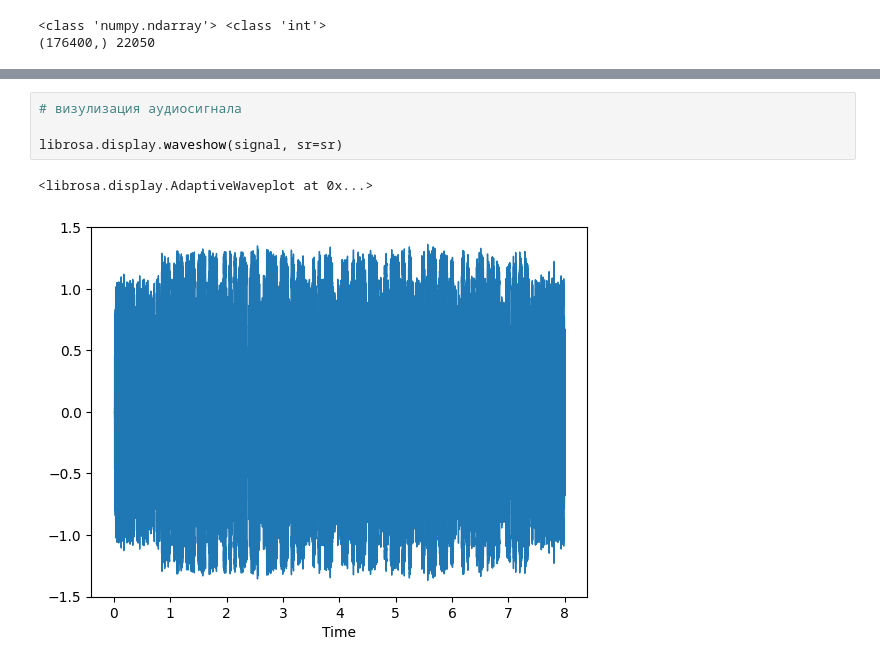
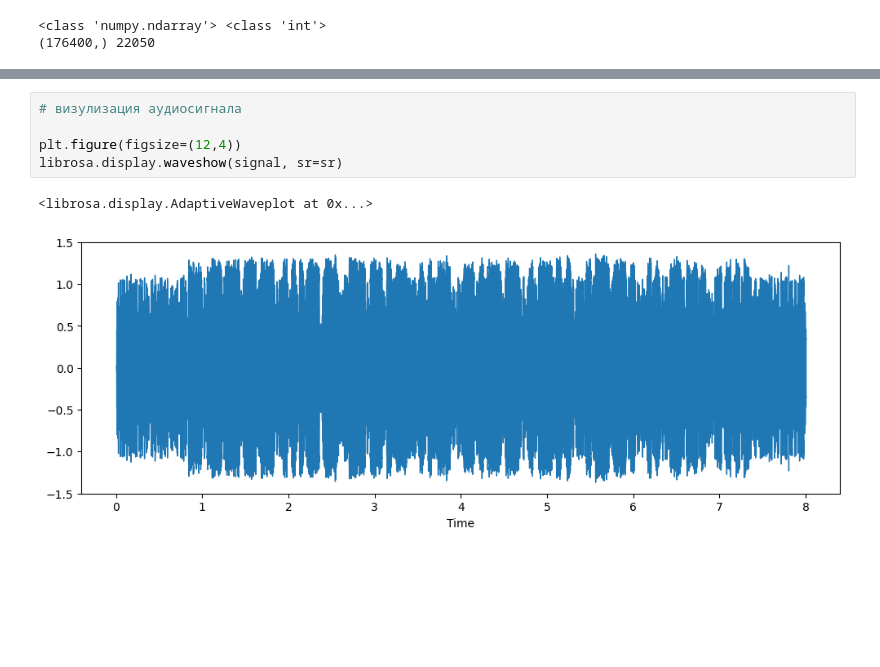
Before and after one commit to ViMasHub/FQW_2025, a Jupyter notebook: Тестовое_задание.ipynb, the cells around one changed output, grey strips where cells are left out. Cells and saved outputs as stored; diff of their text form; blank space fills up the shorter version.

```diff
--- a/Тестовое_задание.ipynb
+++ b/Тестовое_задание.ipynb
@@ -29,7 +29,8 @@ ipd.Audio(audio_file)
 # %%
 # визулизация аудиосигнала
 
+plt.figure(figsize=(12,4))
 librosa.display.waveshow(signal, sr=sr)
 # %% [output]
 <librosa.display.AdaptiveWaveplot at 0x...>
-[figure, old version]
+[figure, new version]
```
